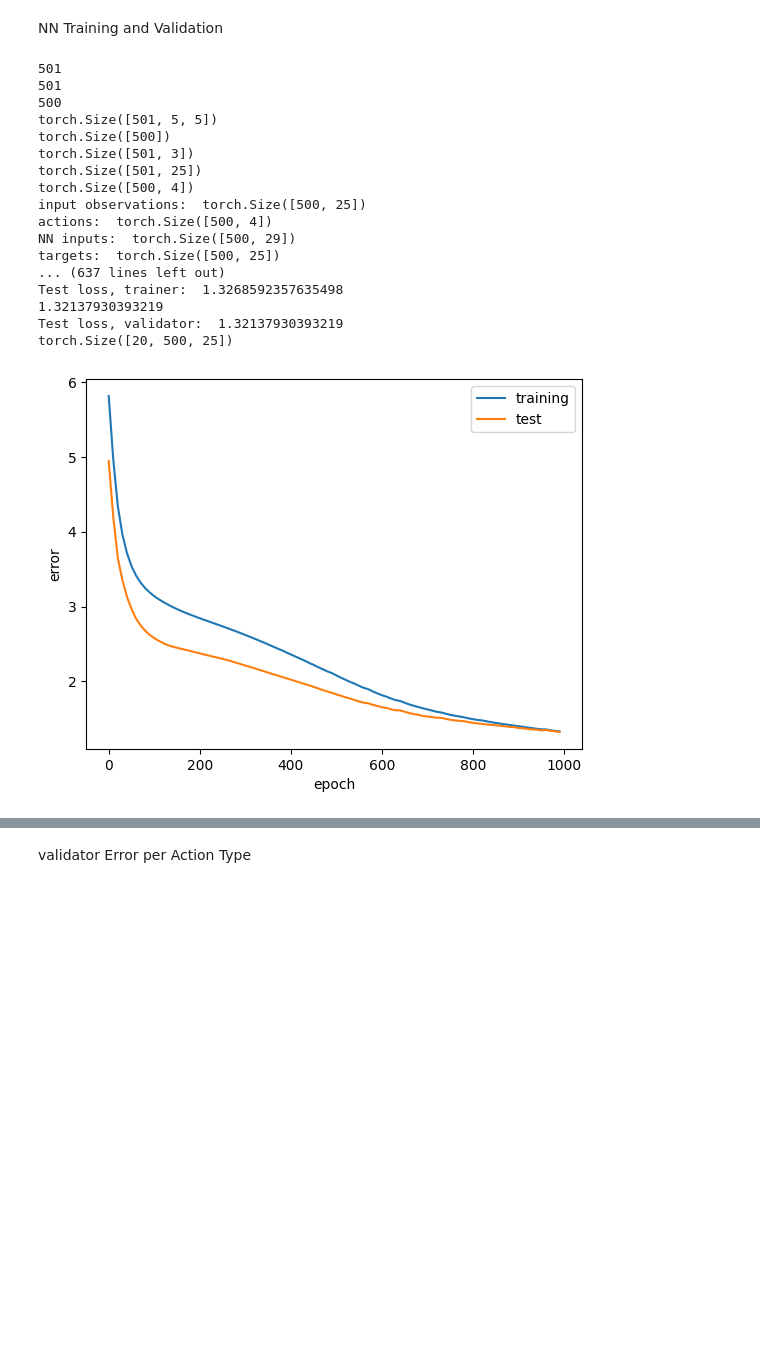
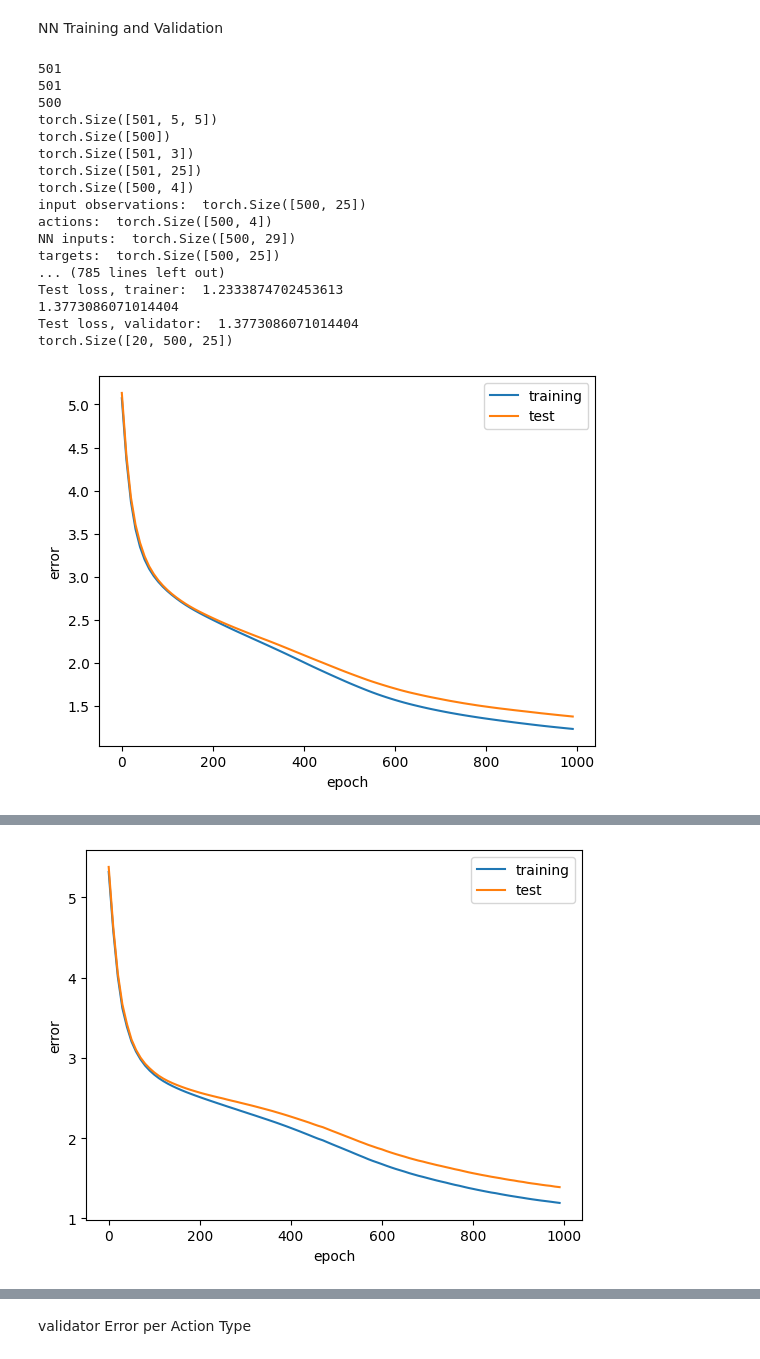
Before and after one commit to sebilee/predictive-learning-spatial-representations, a Jupyter notebook: Experiments/experiment_MultiTrajRNN_Restructured.ipynb, the cells around one changed output, grey strips where cells are left out. Drawn from its saved outputs; the diff is of its cells as text; code cells hidden in the pictures; blank space fills up the shorter version.

Commit message:
Refactor dataset generation and unified MLP and RNN comparison

```diff
--- a/Experiments/experiment_MultiTrajRNN_Restructured.ipynb
+++ b/Experiments/experiment_MultiTrajRNN_Restructured.ipynb
@@ -48,11 +49,16 @@ START_Y = 7
 START_DIRECTION = 2
 
 N_STEPS = 500
+N_TRAJ = 20
 
 ACTION_PROBS = [0.6, 0.15, 0.15, 0.1]
+#ACTION_PROBS = [0.3, 0.35, 0.35, 0.0]
 
 SEED = 42
-
+TRAINER_MOVE_SEED = 100
+TRAINER_START_SEED = 150
+VALIDATOR_MOVE_SEED = 300
+VALIDATOR_START_SEED = 350
 
 TEST_SEED = 123
 TEST_STEPS = 200
@@ -79,64 +84,46 @@ plt.imshow(grid.grid)
 # %% [markdown]
 NN Training and Validation
 # %%
+trainer_inputs_stack, trainer_target_stack, trainer_agent_list = dataset_generator.generate_dataset(grid, trajectories.random_policy, ACTION_PROBS, VIEW_SIZE, N_STEPS, N_TRAJ, TRAINER_MOVE_SEED, random_start=True, start_seed_start=TRAINER_START_SEED)
+validator_inputs_stack, validator_target_stack, validator_agent_list = dataset_generator.generate_dataset(grid, trajectories.random_policy, ACTION_PROBS, VIEW_SIZE, N_STEPS, 5, VALIDATOR_MOVE_SEED, random_start=True, start_seed_start=VALIDATOR_START_SEED)
 
-agent_list = []
-trainer_rnn_input_list = []
-trainer_rnn_target_obs_list = []
+INPUT_SIZE = trainer_inputs_stack.shape[2]
+OUTPUT_SIZE = trainer_target_stack.shape[2]
+HIDDEN_SIZE = 64
 
-rng = np.random.default_rng(SEED)
+model_MLP = NN_models.SimpleMLP(INPUT_SIZE, OUTPUT_SIZE, HIDDEN_SIZE, "relu")
+loss_history = model_training_evaluator.model_training(model_MLP, trainer_inputs_stack, trainer_target_stack, validator_inputs_stack, validator_target_stack)
 
-policy = trajectories.random_policy
 
-for i in range(20):
-    trainer_agent = trajectories.generate_trajectory(grid, policy, ACTION_PROBS, START_X, START_Y, START_DIRECTION, VIEW_SIZE, N_STEPS, i)
-    agent_list.append(trainer_agent)
-    trainer_data_inputs, trainer_data_target_obs = trajectories.prepare_data(trainer_agent)
-    trainer_rnn_input_list.append(trainer_data_inputs)
-    trainer_rnn_target_obs_list.append(trainer_data_target_obs)
-
-trainer_rnn_input_stack = torch.stack(
-    trainer_rnn_input_list,
-    dim = 0
-)
-trainer_rnn_target_obs_stack = torch.stack(
-    trainer_rnn_target_obs_list,
-    dim = 0
-)
-
-validator_agent = trajectories.generate_trajectory(grid, policy, ACTION_PROBS, START_X, START_Y, START_DIRECTION, VIEW_SIZE, TEST_STEPS, TEST_SEED)
-validator_data_inputs, validator_data_target_obs = trajectories.prepare_data(validator_agent)
-validator_rnn_inputs = validator_data_inputs.unsqueeze(0)
-validator_rnn_target_obs = validator_data_target_obs.unsqueeze(0)
-
-INPUT_SIZE = trainer_rnn_input_stack.shape[2]
-OUTPUT_SIZE = trainer_rnn_target_obs_stack.shape[2]
-HIDDEN_SIZE = 64
+model_training_evaluator.model_evaluation(model_MLP, trainer_inputs_stack, trainer_target_stack, "trainer")
+model_training_evaluator.model_evaluation(model_MLP, validator_inputs_stack, validator_target_stack, "validator")
 
 
 model_RNN = NN_models.BasicRNN(INPUT_SIZE, OUTPUT_SIZE, HIDDEN_SIZE, "relu")
-loss_history = model_training_evaluator.model_training(model_RNN, trainer_rnn_input_stack, trainer_rnn_target_obs_stack, validator_rnn_inputs, validator_rnn_target_obs)
+loss_history = model_training_evaluator.model_training(model_RNN, trainer_inputs_stack, trainer_target_stack, validator_inputs_stack, validator_target_stack)
 
 
-model_training_evaluator.model_evaluation(model_RNN, trainer_rnn_input_stack, trainer_rnn_target_obs_stack, "trainer")
-model_training_evaluator.model_evaluation(model_RNN, validator_rnn_inputs, validator_rnn_target_obs, "validator")
-model_training_evaluator.baseline_evaluation(validator_rnn_inputs, validator_rnn_target_obs)
+model_training_evaluator.model_evaluation(model_RNN, trainer_inputs_stack, trainer_target_stack, "trainer")
+model_training_evaluator.model_evaluation(model_RNN, validator_inputs_stack, validator_target_stack, "validator")
+model_training_evaluator.baseline_evaluation(validator_inputs_stack, validator_target_stack)
+
+model_training_evaluator.baseline_evaluation(validator_inputs_stack, validator_target_stack)
 # %% [output]
 501
 501
 500
 torch.Size([501, 5, 5])
 torch.Size([500])
 torch.Size([501, 3])
 torch.Size([501, 25])
 torch.Size([500, 4])
 input observations:  torch.Size([500, 25])
 actions:  torch.Size([500, 4])
 NN inputs:  torch.Size([500, 29])
 targets:  torch.Size([500, 25])
-... (637 lines left out)
-Test loss, trainer:  1.3268592357635498
-1.32137930393219
-Test loss, validator:  1.32137930393219
+... (785 lines left out)
+Test loss, trainer:  1.2333874702453613
+1.3773086071014404
+Test loss, validator:  1.3773086071014404
 torch.Size([20, 500, 25])
-[figure, old version]
+[figure, new version]
@@ -147,0 +147 @@ Baseline loss:  4.289400100708008
+[figure, added]
```
Also changed, not shown: parts of 5 cells of this notebook, 6 other files.
